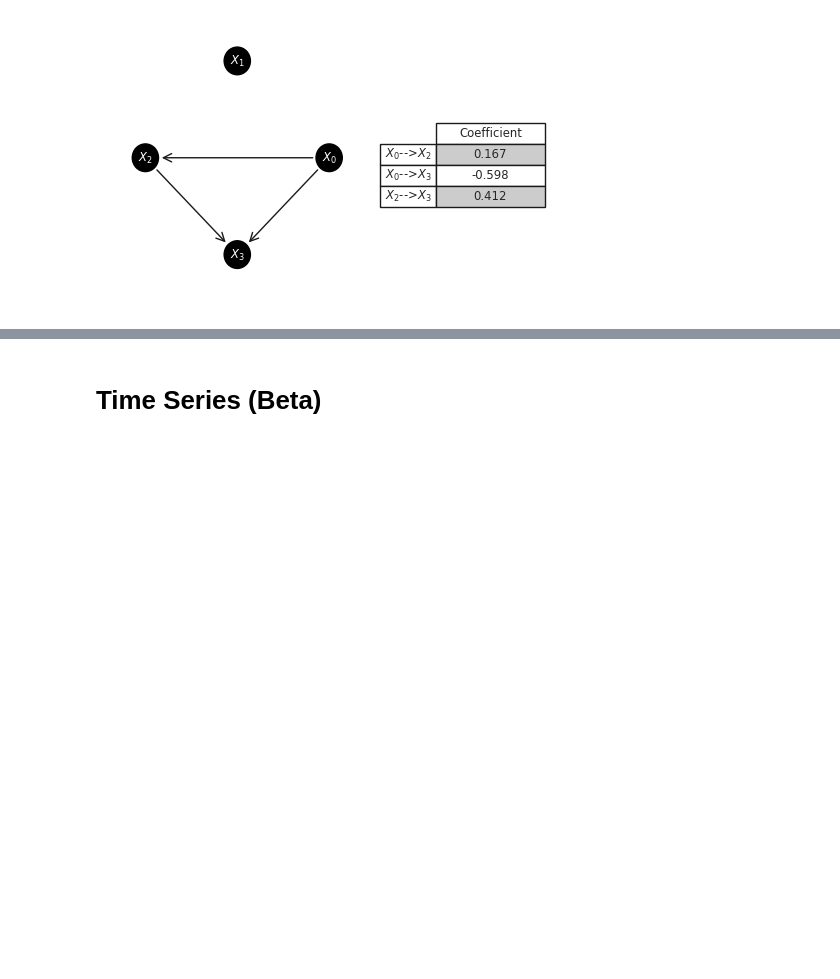
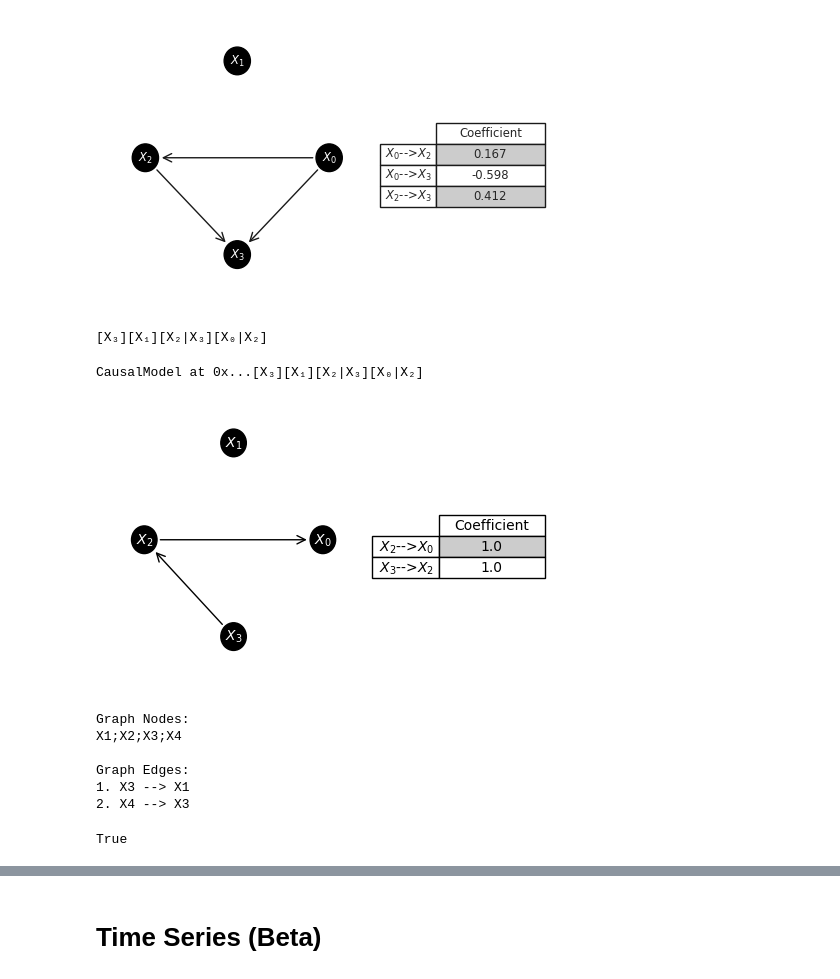
Before and after one commit to rebeccaherman1/UUMCdata, a Jupyter notebook: examples/example.ipynb, the cells around one changed output, grey strips where cells are left out. Cells and saved outputs as stored; diff of their text form; code cells hidden in the pictures; blank space fills up the shorter version.

```diff
--- a/examples/example.ipynb
+++ b/examples/example.ipynb
@@ -384,3 +384,25 @@ X₁=U₁,                  U₁~N(0,1.0)
 X₂=+0.17X₀+U₂,          U₂~N(0,0.91)
 X₃=-0.6X₀+0.41X₂+U₃,    U₃~N(0,1.0)
 [figure]
+# %%
+G = CausalModel(4)
+# %%
+G
+# %% [output]
+[X₃][X₁][X₂|X₃][X₀|X₂]
+CausalModel at 0x...[X₃][X₁][X₂|X₃][X₀|X₂]
+[figure, added]
+# %%
+G_cl = G.to_causallearn()
+print(G_cl)
+# %% [output]
+Graph Nodes:
+X1;X2;X3;X4
+
+Graph Edges:
+1. X3 --> X1
+2. X4 --> X3
+# %%
+CausalModel.from_causallearn(G_cl)==G
+# %% [output]
+True
```
Also changed, not shown: parts of 5 cells of this notebook, 2 other files.
